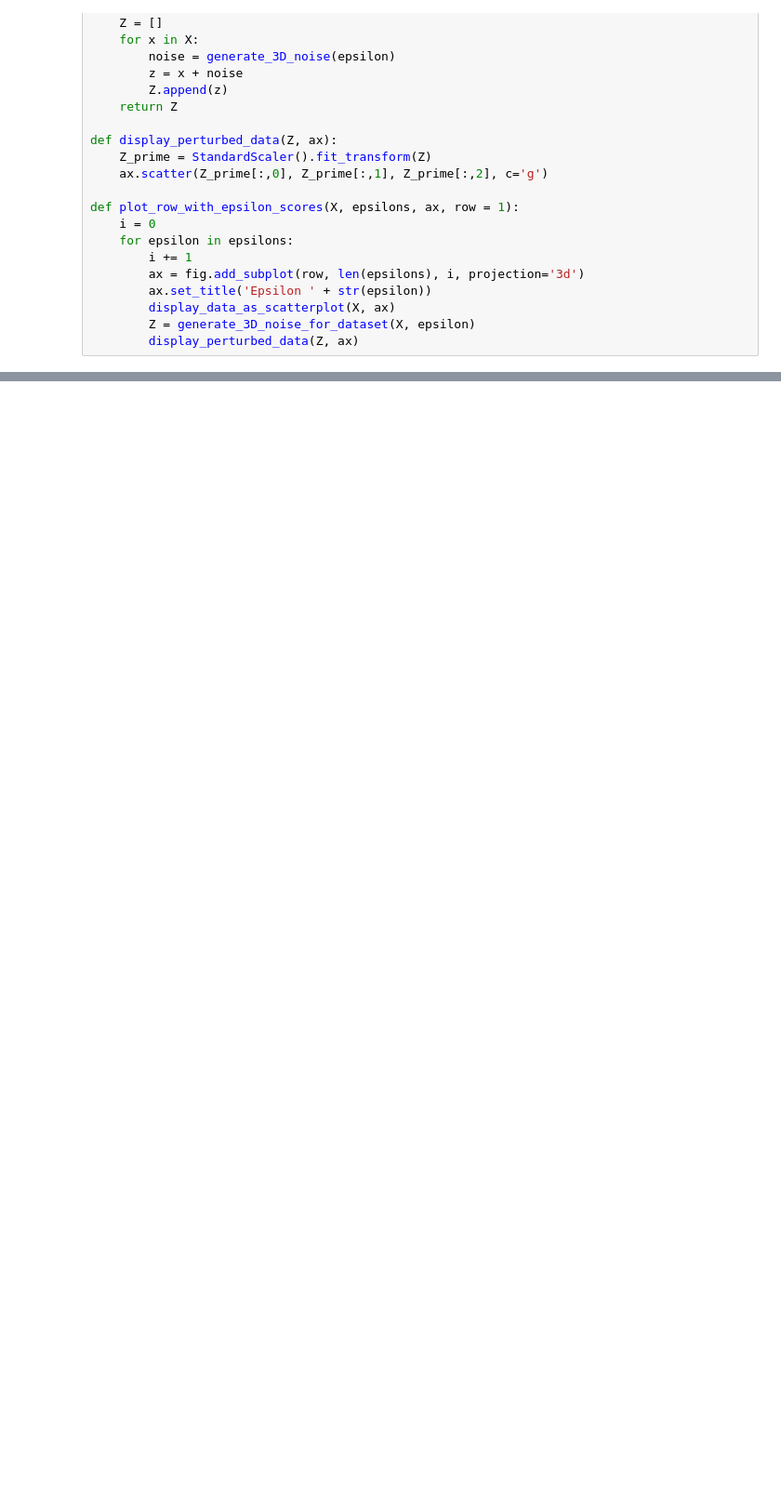
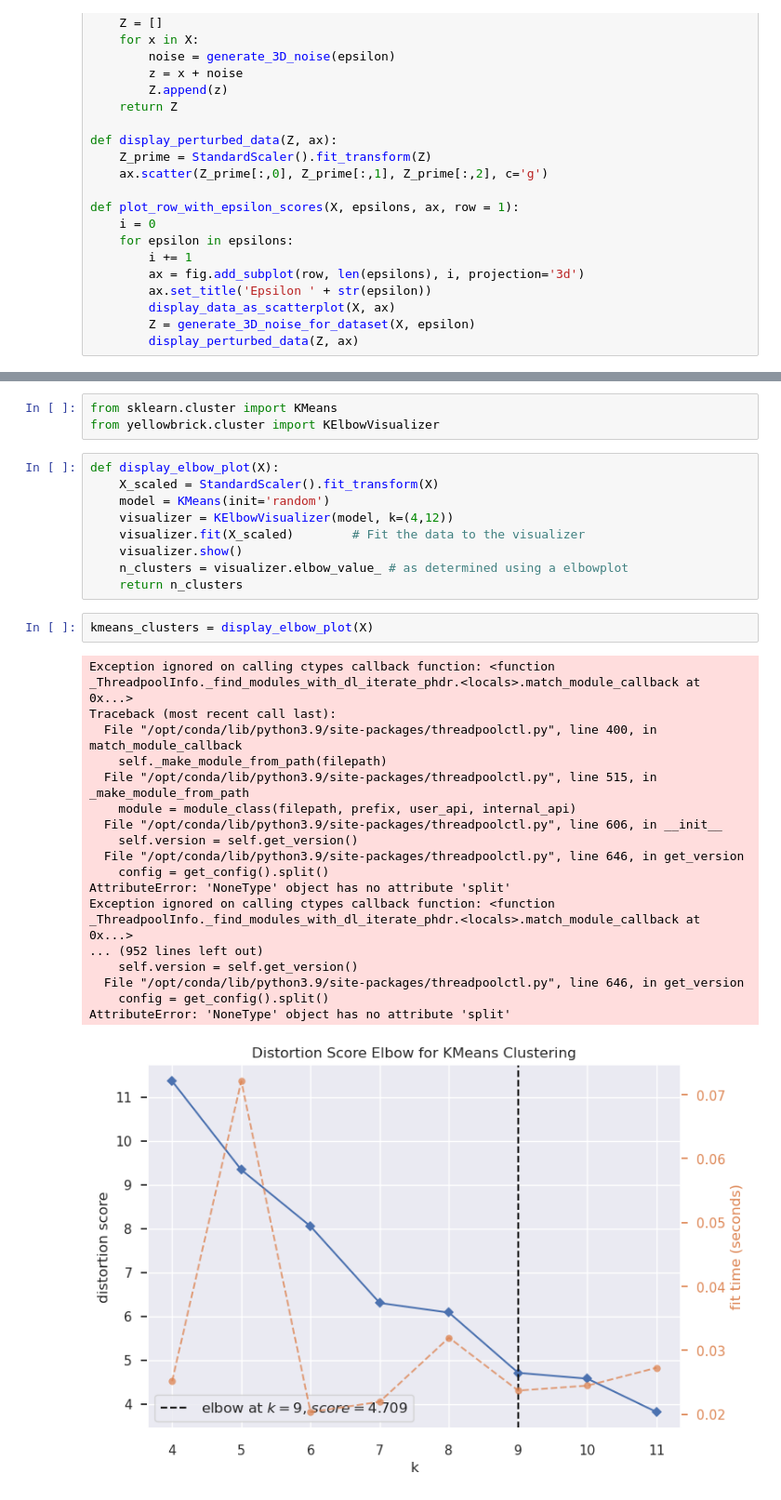
Before and after one commit to tjvanderende/privacy-preserved-clustering-with-nD-Laplace, a Jupyter notebook: RQ2/research.ipynb, the cells around one changed output, grey strips where cells are left out. Shown at 93% size. Drawn from its saved outputs; the diff is of its cells as text; blank space fills up the shorter version.

```diff
--- a/RQ2/research.ipynb
+++ b/RQ2/research.ipynb
@@ -203,0 +206,33 @@ plot_row_with_epsilon_scores(X, [3, 4, 5], fig)
+# %%
+from sklearn.cluster import KMeans
+from yellowbrick.cluster import KElbowVisualizer
+# %%
+def display_elbow_plot(X):
+    X_scaled = StandardScaler().fit_transform(X)
+    model = KMeans(init='random')
+    visualizer = KElbowVisualizer(model, k=(4,12))
+    visualizer.fit(X_scaled)        # Fit the data to the visualizer
+    visualizer.show()
+    n_clusters = visualizer.elbow_value_ # as determined using a elbowplot
+    return n_clusters
+# %%
+kmeans_clusters = display_elbow_plot(X)
+# %% [output]
+Exception ignored on calling ctypes callback function: <function _ThreadpoolInfo._find_modules_with_dl_iterate_phdr.<locals>.match_module_callback at 0x...>
+Traceback (most recent call last):
+  File "/opt/conda/lib/python3.9/site-packages/threadpoolctl.py", line 400, in match_module_callback
+    self._make_module_from_path(filepath)
+  File "/opt/conda/lib/python3.9/site-packages/threadpoolctl.py", line 515, in _make_module_from_path
+    module = module_class(filepath, prefix, user_api, internal_api)
+  File "/opt/conda/lib/python3.9/site-packages/threadpoolctl.py", line 606, in __init__
+    self.version = self.get_version()
+  File "/opt/conda/lib/python3.9/site-packages/threadpoolctl.py", line 646, in get_version
+    config = get_config().split()
+AttributeError: 'NoneType' object has no attribute 'split'
+Exception ignored on calling ctypes callback function: <function _ThreadpoolInfo._find_modules_with_dl_iterate_phdr.<locals>.match_module_callback at 0x...>
+... (952 lines left out)
+    self.version = self.get_version()
+  File "/opt/conda/lib/python3.9/site-packages/threadpoolctl.py", line 646, in get_version
+    config = get_config().split()
+AttributeError: 'NoneType' object has no attribute 'split'
+[figure, added]
```
Also changed, not shown: parts of 4 cells of this notebook, 17 other files.
